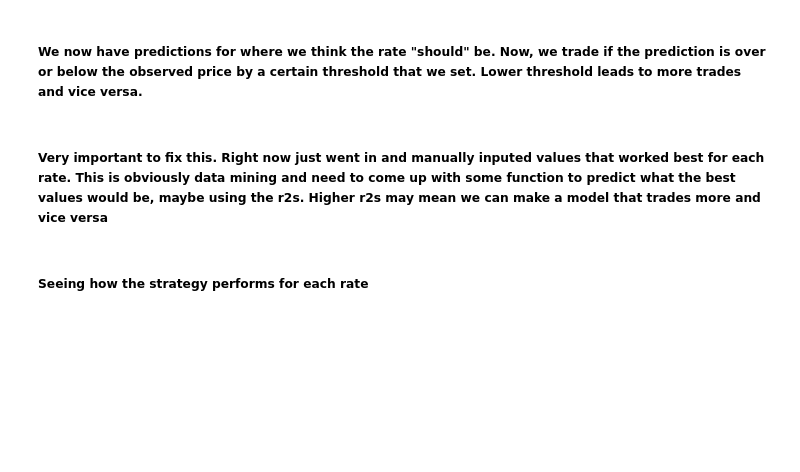
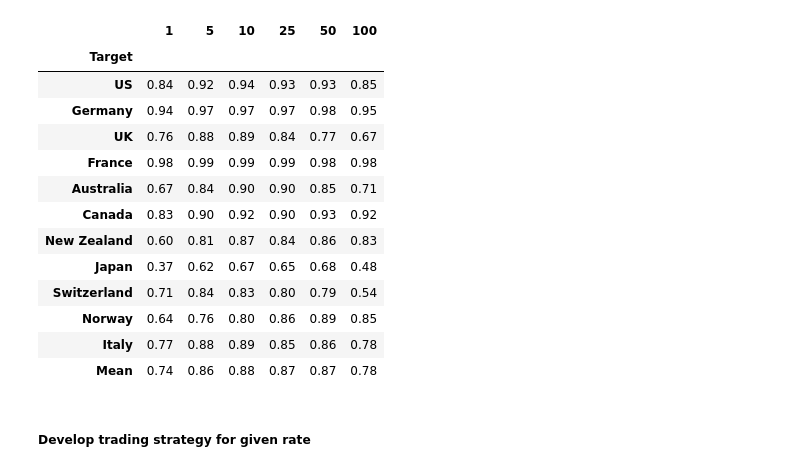
Before and after one commit to danjsabra/G10_RV, a Jupyter notebook: G10_RV.ipynb, the cells around one changed output. Saved outputs shown, nothing was run; the diff lists cells and outputs as text; code cells hidden in the pictures; blank space fills up the shorter version.

```diff
--- a/G10_RV.ipynb
+++ b/G10_RV.ipynb
@@ -169,3 +149,28 @@ t_eval(10)
-# %% [markdown]
-##### We now have predictions for where we think the rate "should" be. Now, we trade if the prediction is over or below the observed price by a certain threshold that we set. Lower threshold leads to more trades and vice versa.
+# %%
+performances = pd.DataFrame()
+performances['Target'] = list(codes.keys())
+
+for t in t_values:
+    performances[str(t)] = performances['Target'].apply(lambda x: multi(codes[x], t)[1])
+
+performances = performances.set_index('Target')
+performances.loc['Mean'] = round(performances.mean(),2)
+performances
+# %% [output]
+|  | 1 | 5 | 10 | 25 | 50 | 100 |
+| Target |  |  |  |  |  |  |
+| US | 0.84 | 0.92 | 0.94 | 0.93 | 0.93 | 0.85 |
+| Germany | 0.94 | 0.97 | 0.97 | 0.97 | 0.98 | 0.95 |
+| UK | 0.76 | 0.88 | 0.89 | 0.84 | 0.77 | 0.67 |
+| France | 0.98 | 0.99 | 0.99 | 0.99 | 0.98 | 0.98 |
+| Australia | 0.67 | 0.84 | 0.90 | 0.90 | 0.85 | 0.71 |
+| Canada | 0.83 | 0.90 | 0.92 | 0.90 | 0.93 | 0.92 |
+| New Zealand | 0.60 | 0.81 | 0.87 | 0.84 | 0.86 | 0.83 |
+| Japan | 0.37 | 0.62 | 0.67 | 0.65 | 0.68 | 0.48 |
+| Switzerland | 0.71 | 0.84 | 0.83 | 0.80 | 0.79 | 0.54 |
+| Norway | 0.64 | 0.76 | 0.80 | 0.86 | 0.89 | 0.85 |
+| Italy | 0.77 | 0.88 | 0.89 | 0.85 | 0.86 | 0.78 |
+| Mean | 0.74 | 0.86 | 0.88 | 0.87 | 0.87 | 0.78 |
+# %% [markdown]
+##### Develop trading strategy for given rate
 # %%
@@ -181,2 +191,0 @@ def trader(ticker, t, threshold):
-# %% [markdown]
-##### Very important to fix this. Right now just went in and manually inputed values that worked best for each rate. This is obviously data mining and need to come up with some function to predict what the best values would be, maybe using the r2s. Higher r2s may mean we can make a model that trades more and vice versa
@@ -196,2 +191,0 @@ best_values['Italy'] = (100, .05)
-# %% [markdown]
-##### Seeing how the strategy performs for each rate
```
Also changed, not shown: parts of 12 cells of this notebook, 1 other file.
